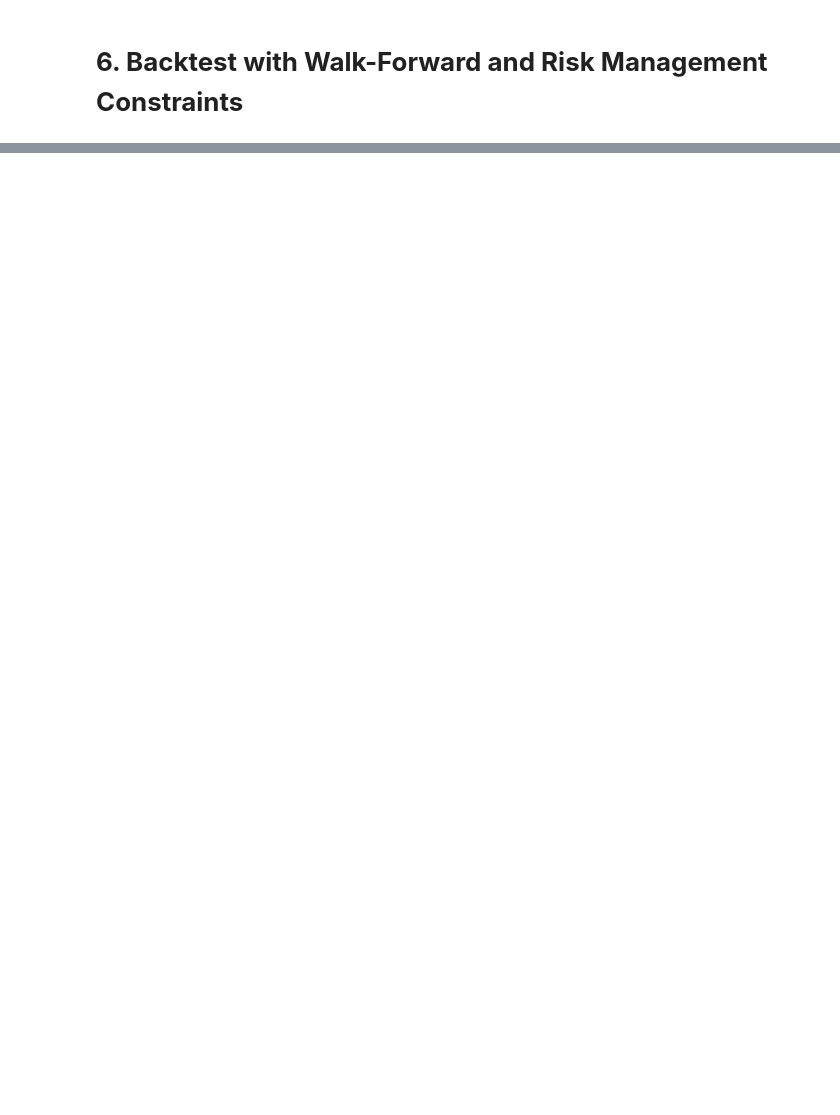
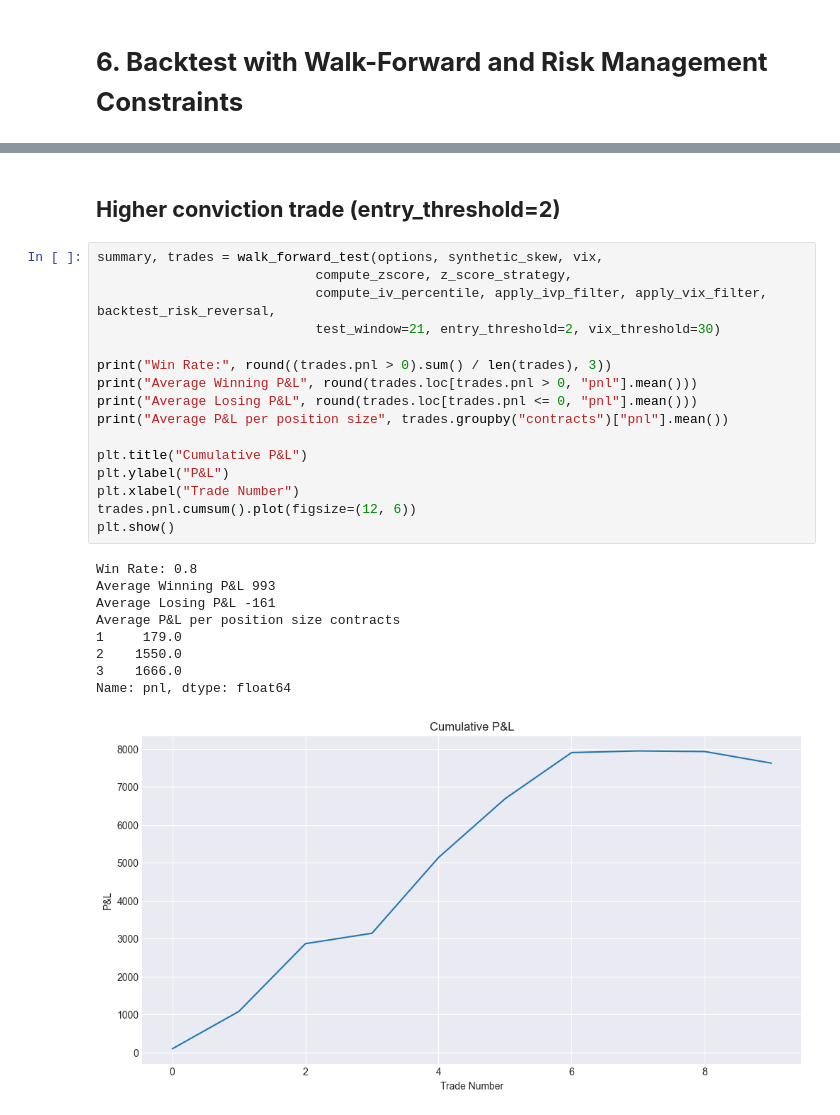
Before and after one commit to anthonymakarewicz/volatility-trading, a Jupyter notebook: skew_trading.ipynb, the cells around one changed output, grey strips where cells are left out. Drawn from its saved outputs; the diff is of its cells as text; blank space fills up the shorter version.

```diff
--- a/skew_trading.ipynb
+++ b/skew_trading.ipynb
@@ -875,0 +1123,28 @@ for date in backtest_dates:
+# %% [markdown]
+## **Higher conviction trade (entry_threshold=2)**
+# %%
+summary, trades = walk_forward_test(options, synthetic_skew, vix,
+                            compute_zscore, z_score_strategy,
+                            compute_iv_percentile, apply_ivp_filter, apply_vix_filter, backtest_risk_reversal,
+                            test_window=21, entry_threshold=2, vix_threshold=30)
+
+print("Win Rate:", round((trades.pnl > 0).sum() / len(trades), 3))
+print("Average Winning P&L", round(trades.loc[trades.pnl > 0, "pnl"].mean()))
+print("Average Losing P&L", round(trades.loc[trades.pnl <= 0, "pnl"].mean()))
+print("Average P&L per position size", trades.groupby("contracts")["pnl"].mean())
+
+plt.title("Cumulative P&L")
+plt.ylabel("P&L")
+plt.xlabel("Trade Number")
+trades.pnl.cumsum().plot(figsize=(12, 6))
+plt.show()
+# %% [output]
+Win Rate: 0.8
+Average Winning P&L 993
+Average Losing P&L -161
+Average P&L per position size contracts
+1     179.0
+2    1550.0
+3    1666.0
+Name: pnl, dtype: float64
+[figure, added]
```
Also changed, not shown: parts of 15 cells of this notebook.
